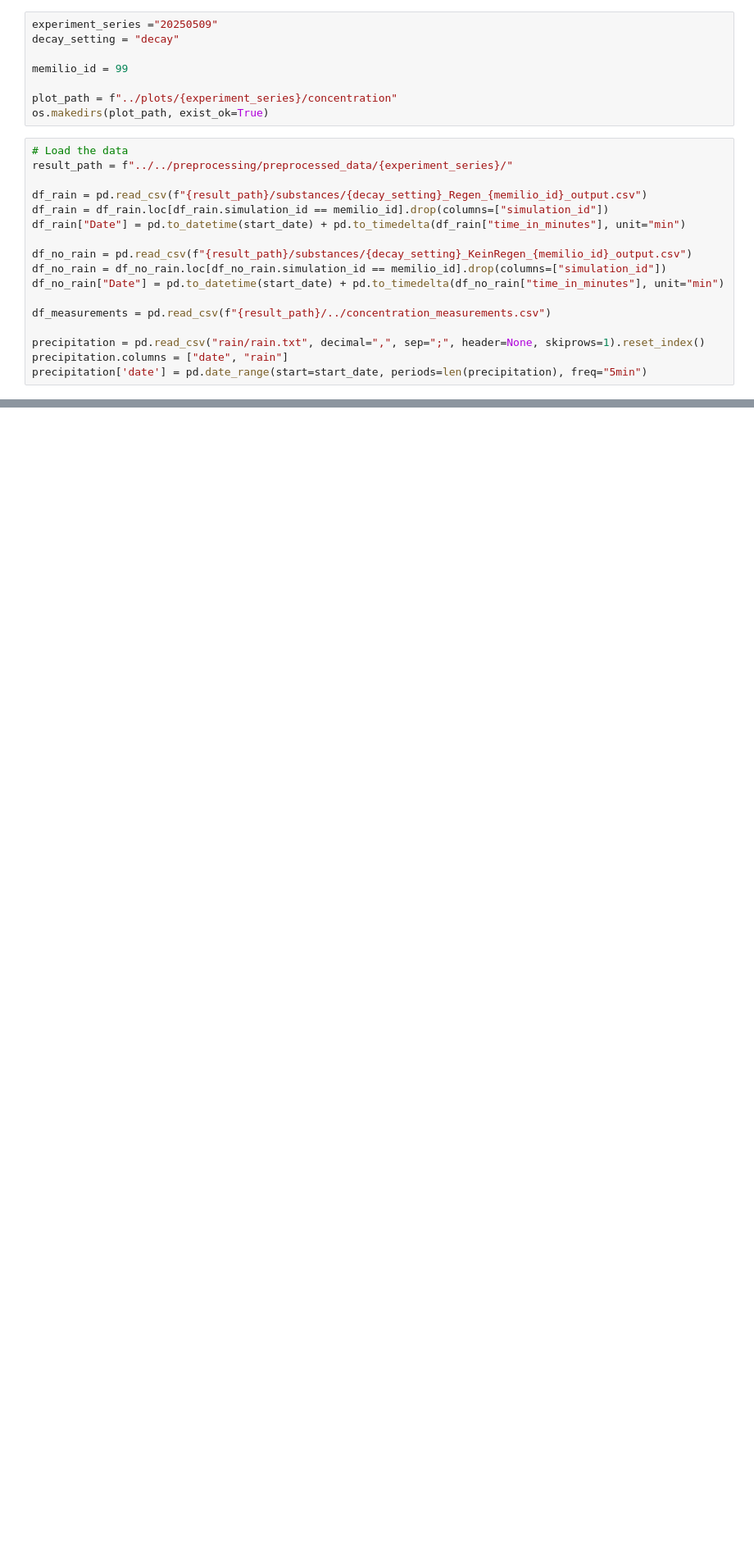
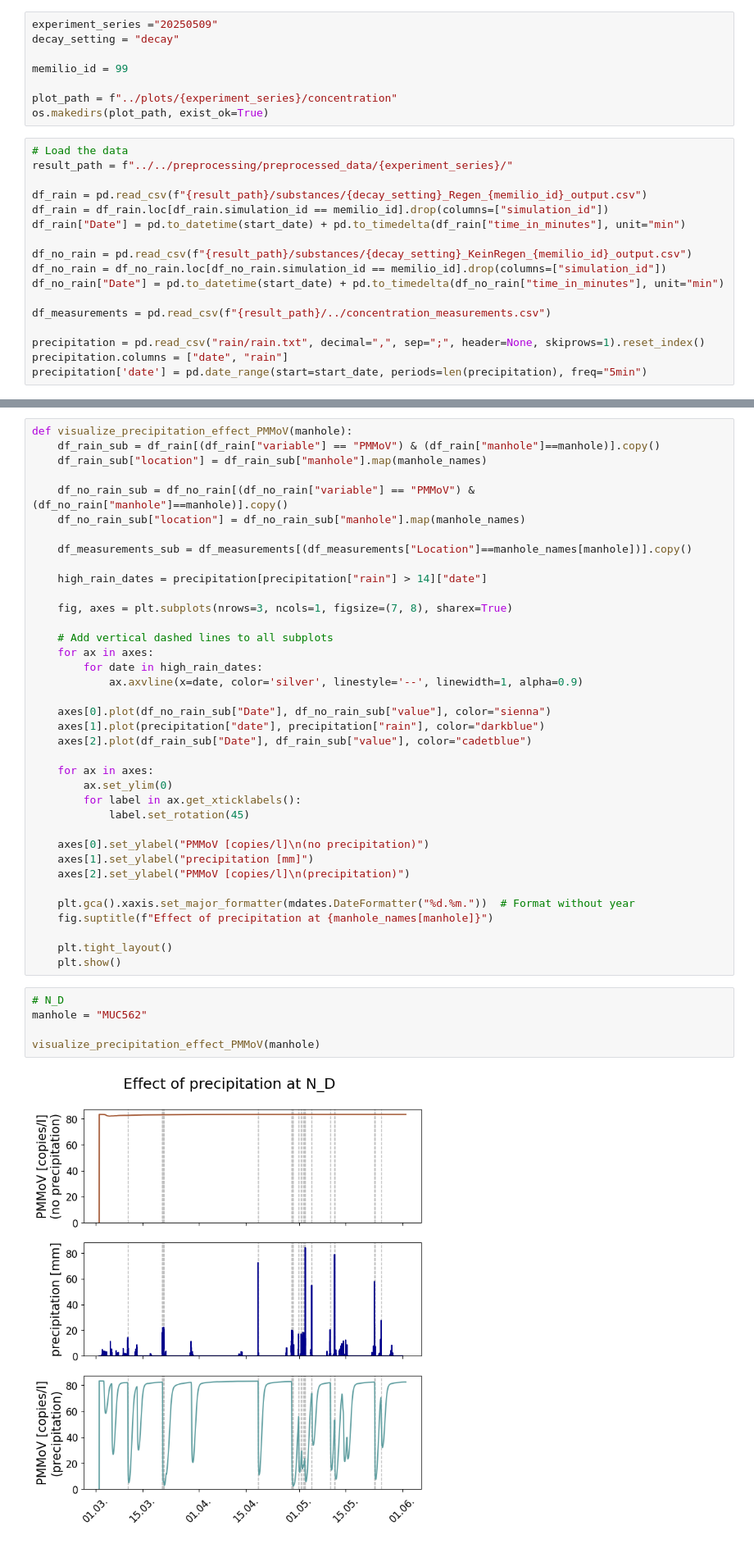
Before and after one commit to schminin/INSIDeMunich, a Jupyter notebook: analysis/scripts/precipitation_along_concentration.ipynb, the cells around one changed output, grey strips where cells are left out. Shown: that part at 82% size. Saved outputs shown, nothing was run; the diff lists cells and outputs as text; blank space fills up the shorter version.

```diff
--- a/analysis/scripts/precipitation_along_concentration.ipynb
+++ b/analysis/scripts/precipitation_along_concentration.ipynb
@@ -82,0 +90,44 @@ visualize_precipitation_effect(manhole)
+# %%
+def visualize_precipitation_effect_PMMoV(manhole):
+    df_rain_sub = df_rain[(df_rain["variable"] == "PMMoV") & (df_rain["manhole"]==manhole)].copy()
+    df_rain_sub["location"] = df_rain_sub["manhole"].map(manhole_names)
+
+    df_no_rain_sub = df_no_rain[(df_no_rain["variable"] == "PMMoV") & (df_no_rain["manhole"]==manhole)].copy()
+    df_no_rain_sub["location"] = df_no_rain_sub["manhole"].map(manhole_names)
+
+    df_measurements_sub = df_measurements[(df_measurements["Location"]==manhole_names[manhole])].copy()
+
+    high_rain_dates = precipitation[precipitation["rain"] > 14]["date"]
+
+    fig, axes = plt.subplots(nrows=3, ncols=1, figsize=(7, 8), sharex=True)
+
+    # Add vertical dashed lines to all subplots
+    for ax in axes:
+        for date in high_rain_dates:
+            ax.axvline(x=date, color='silver', linestyle='--', linewidth=1, alpha=0.9)
+
+    axes[0].plot(df_no_rain_sub["Date"], df_no_rain_sub["value"], color="sienna")
+    axes[1].plot(precipitation["date"], precipitation["rain"], color="darkblue")
+    axes[2].plot(df_rain_sub["Date"], df_rain_sub["value"], color="cadetblue")
+
+    for ax in axes:
+        ax.set_ylim(0)
+        for label in ax.get_xticklabels():
+            label.set_rotation(45)
+
+    axes[0].set_ylabel("PMMoV [copies/l]\n(no precipitation)")
+    axes[1].set_ylabel("precipitation [mm]")
+    axes[2].set_ylabel("PMMoV [copies/l]\n(precipitation)")
+
+    plt.gca().xaxis.set_major_formatter(mdates.DateFormatter("%d.%m."))  # Format without year
+    fig.suptitle(f"Effect of precipitation at {manhole_names[manhole]}")
+
+    plt.tight_layout()
+    plt.show()
+# %%
+# N_D
+manhole = "MUC562"
+
+visualize_precipitation_effect_PMMoV(manhole)
+# %% [output]
+[figure, added]
```
Also changed, not shown: parts of 5 cells of this notebook.
